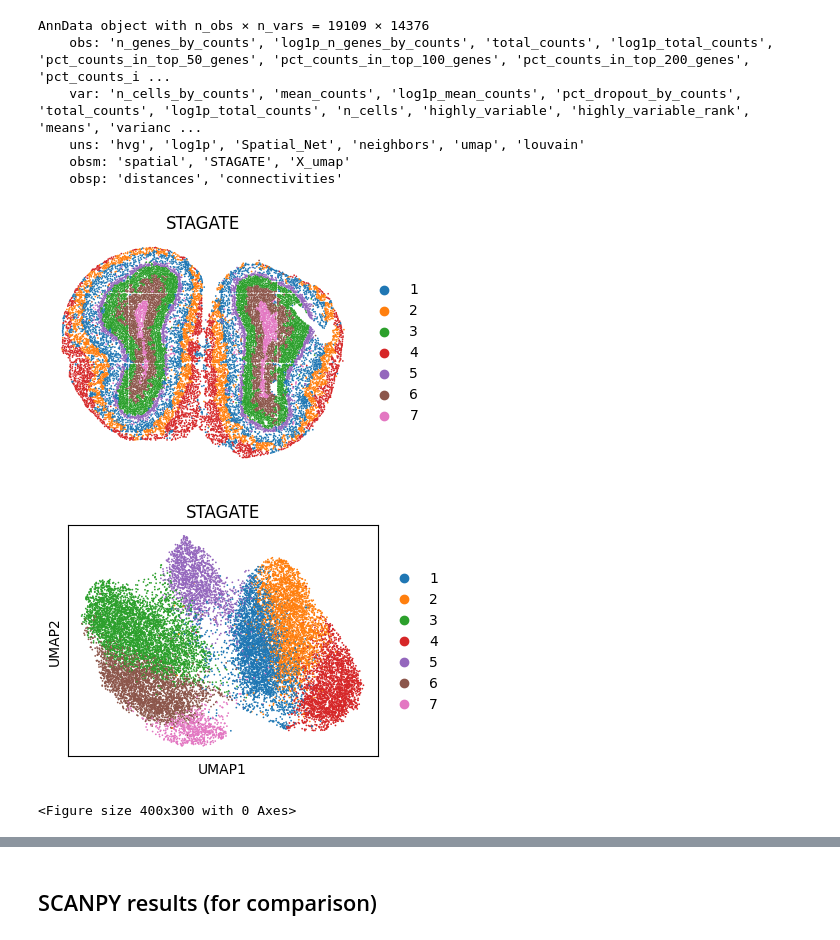
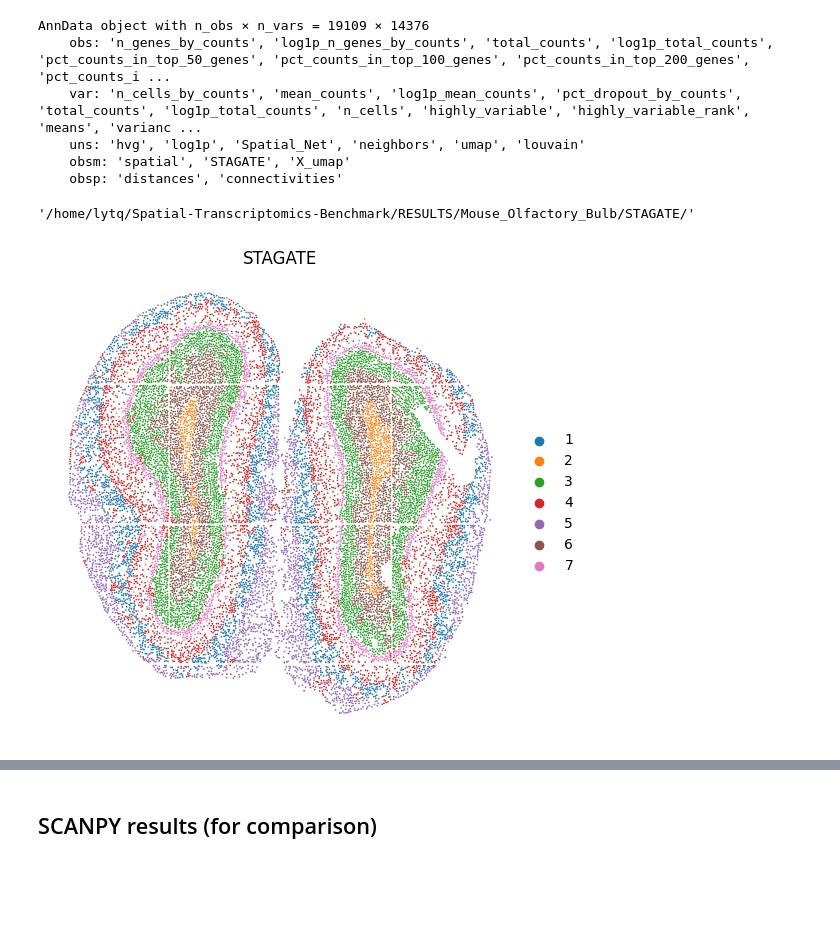
Before and after one commit to toan-ly/Spatial-Transcriptomics-Benchmark, a Jupyter notebook: STAGATE/Tutorials/source/T4_Stereo.ipynb, the cells around one changed output, grey strips where cells are left out. Saved outputs shown, nothing was run; the diff lists cells and outputs as text; code cells hidden in the pictures; blank space fills up the shorter version.

Commit message:
update STAGATE on stereo-seq

```diff
--- a/STAGATE/Tutorials/source/T4_Stereo.ipynb
+++ b/STAGATE/Tutorials/source/T4_Stereo.ipynb
@@ -22,8 +22,8 @@ import torch
 # %%
 import STAGATE_pyG as STAGATE
 # %%
-data_path = '/home/lytq/STAGATE/data/Stero-seq'
-save_path = '/home/lytq/STAGATE/results/Stero-seq'
+data_path = '/home/lytq/Spatial-Transcriptomics-Benchmark/data/Mouse_Olfactory_Bulb/'
+save_path = '/home/lytq/Spatial-Transcriptomics-Benchmark/RESULTS/Mouse_Olfactory_Bulb/STAGATE/'
 
 os.makedirs(save_path, exist_ok=True)
 # %%
@@ -110,7 +110,7 @@ The graph contains 144318 edges, 19109 cells.
 # %% [markdown]
 ## Running STAGATE
 # %%
-device = torch.device('cuda:5' if torch.cuda.is_available() else 'cpu')
+device = torch.device('cuda:0' if torch.cuda.is_available() else 'cpu')
 adata = STAGATE.train_STAGATE(adata, device=device)
 # %% [output]
 Size of Input:  (19109, 3000)
@@ -148,17 +148,15 @@ AnnData object with n_obs × n_vars = 19109 × 14376
     uns: 'hvg', 'log1p', 'Spatial_Net', 'neighbors', 'umap', 'louvain'
     obsm: 'spatial', 'STAGATE', 'X_umap'
     obsp: 'distances', 'connectivities'
+# %%
+save_path
+# %% [output]
+'/home/lytq/Spatial-Transcriptomics-Benchmark/RESULTS/Mouse_Olfactory_Bulb/STAGATE/'
 # %%
-plt.rcParams["figure.figsize"] = (4, 3)
-sc.pl.embedding(adata, basis="spatial", color="mclust",s=6, show=False, title='STAGATE')
+# plt.rcParams["figure.figsize"] = (6, 6)
+fig, ax = plt.subplots(1, 1, figsize=(6, 6))
+sc.pl.embedding(adata, basis="spatial", color="mclust",s=6, show=False, title='STAGATE', ax=ax)
 plt.axis('off')
-plt.savefig(os.path.join(save_path, f'clustering_{n_clusters}.png'), dpi=300, bbox_inches='tight')
+plt.savefig(os.path.join(save_path, 'clustering.pdf'), dpi=300, bbox_inches='tight')
 # %% [output]
-[figure, old version]
+[figure, new version]
-# %%
-plt.rcParams["figure.figsize"] = (4, 3)
-sc.pl.umap(adata, color='mclust', title='STAGATE')
-plt.savefig(os.path.join(save_path, f'umap_{n_clusters}.png'), dpi=300, bbox_inches='tight')
-# %% [output]
-[figure, removed]
-<Figure size 400x300 with 0 Axes>
```
Also changed, not shown: parts of 5 cells of this notebook, 1 other file.
